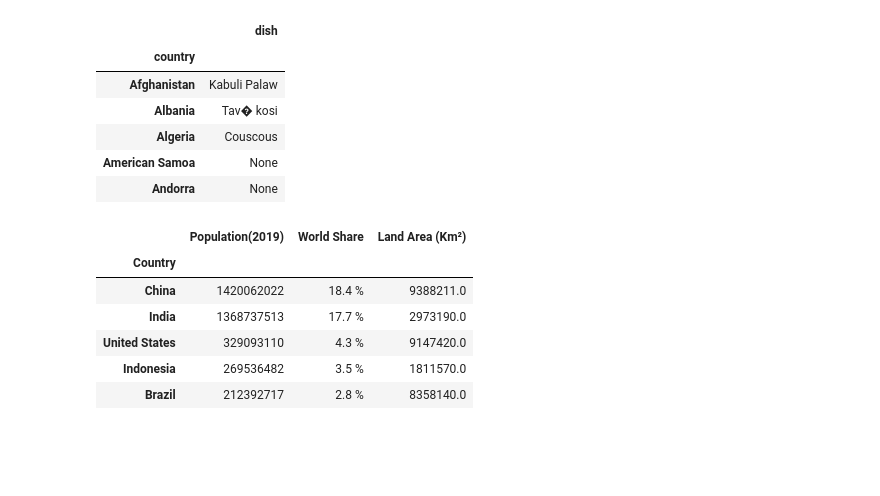
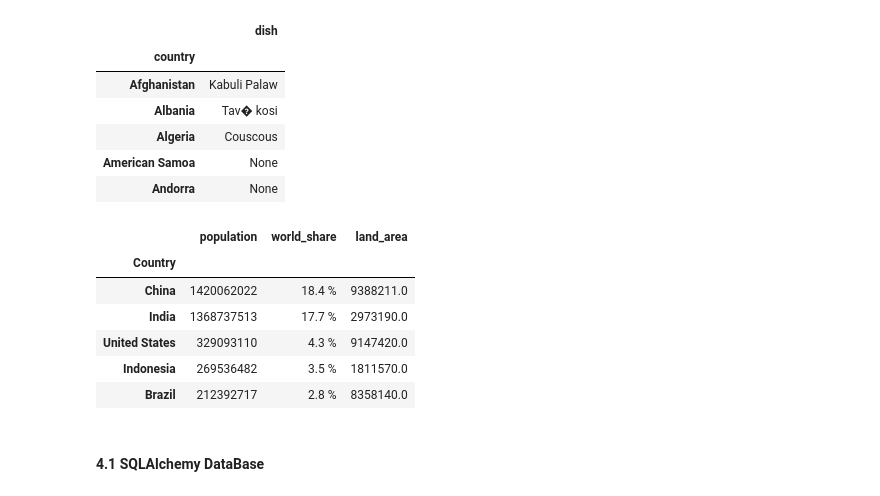
Before and after one commit to EstellaYu/ETL_Project, a Jupyter notebook: ETL Project - Row 2.ipynb, the cells around one changed output. Saved outputs shown, nothing was run; the diff lists cells and outputs as text; code cells hidden in the pictures; blank space fills up the shorter version.

```diff
--- a/ETL Project - Row 2.ipynb
+++ b/ETL Project - Row 2.ipynb
@@ -578,14 +552,20 @@ yummy_df.head()
 | Algeria | Couscous |
 | American Samoa | None |
 | Andorra | None |
-# %%
-population_df.to_csv("Output/world_population")
-population_df.head()
-# %% [output]
-|  | Population(2019) | World Share | Land Area (Km²) |
-| Country |  |  |  |
-| China | 1420062022 | 18.4 % | 9388211.0 |
-| India | 1368737513 | 17.7 % | 2973190.0 |
-| United States | 329093110 | 4.3 % | 9147420.0 |
-| Indonesia | 269536482 | 3.5 % | 1811570.0 |
-| Brazil | 212392717 | 2.8 % | 8358140.0 |
+# %%
+population_df.rename(columns={"Population(2019)": "population",
+                       "World Share":"world_share",
+                       "Land Area (Km²)": "land_area"
+                      }, inplace=True)
+population_df.to_csv("Output/world_population.csv")
+population_df.head()
+# %% [output]
+|  | population | world_share | land_area |
+| Country |  |  |  |
+| China | 1420062022 | 18.4 % | 9388211.0 |
+| India | 1368737513 | 17.7 % | 2973190.0 |
+| United States | 329093110 | 4.3 % | 9147420.0 |
+| Indonesia | 269536482 | 3.5 % | 1811570.0 |
+| Brazil | 212392717 | 2.8 % | 8358140.0 |
+# %% [markdown]
+#### 4.1 SQLAlchemy DataBase
```
Also changed, not shown: parts of 38 cells of this notebook, 8 other files.
